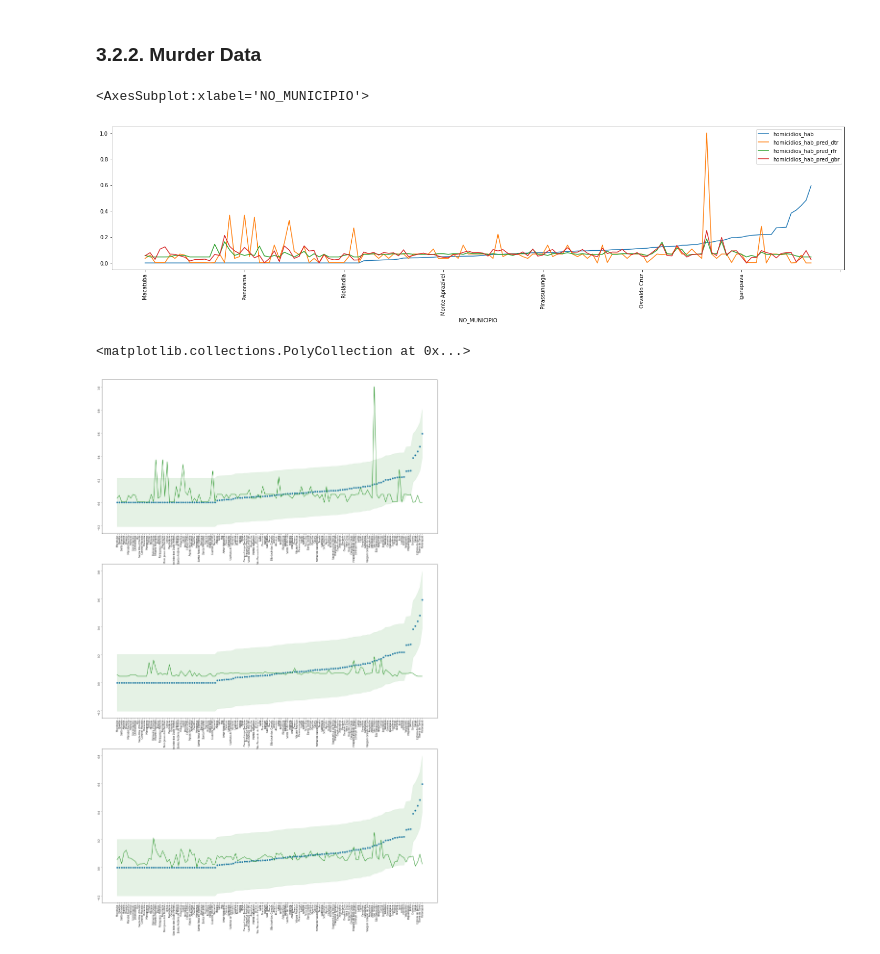
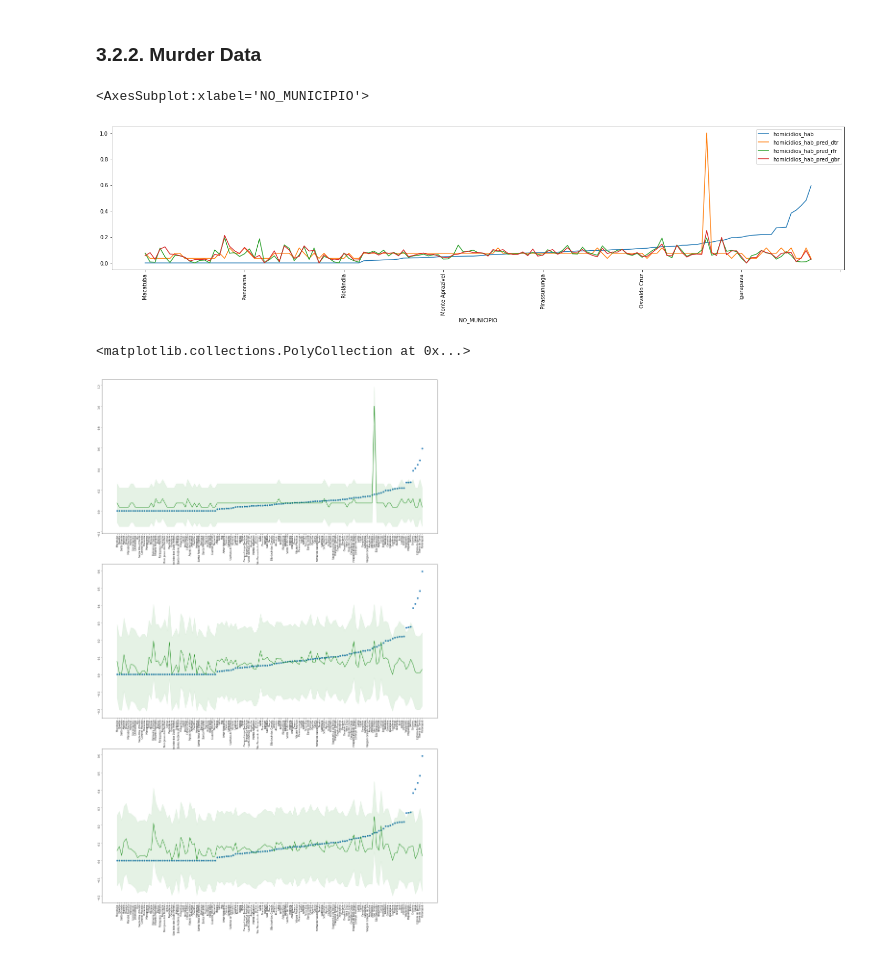
Before and after one commit to CaioFerreiraB/sp_crime_and_education, a Jupyter notebook: models_analysis.ipynb, the cells around one changed output. Saved outputs shown, nothing was run; the diff lists cells and outputs as text; code cells hidden in the pictures.

```diff
--- a/models_analysis.ipynb
+++ b/models_analysis.ipynb
@@ -44,7 +44,7 @@ def dtr_model(X, y):
 
     dtr = DecisionTreeRegressor(max_depth=best_params["max_depth"], random_state=False)
     # Perform K-Fold CV
-    scores = cross_val_score(dtr, X, y, cv=10, scoring='neg_mean_squared_error')
+    scores = cross_val_score(dtr, X, y, cv=10, scoring='neg_root_mean_squared_error')
 
     return scores, dtr, best_params
 
@@ -71,7 +71,7 @@ def rfr_model(X, y):
 
     rfr = RandomForestRegressor(max_depth=best_params["max_depth"], n_estimators=best_params["n_estimators"], random_state=False, verbose=False)
     # Perform K-Fold CV
-    scores = cross_val_score(rfr, X, y, cv=10, scoring='neg_mean_squared_error')
+    scores = cross_val_score(rfr, X, y, cv=10, scoring='neg_root_mean_squared_error')
 
     return scores, rfr, best_params
 
@@ -101,7 +101,7 @@ def gbr_model(X, y):
 
     gbr = GradientBoostingRegressor(max_depth=best_params["max_depth"], n_estimators=best_params["n_estimators"], random_state=False, verbose=False)
     # Perform K-Fold CV
-    scores = cross_val_score(gbr, X, y, cv=10, scoring='neg_mean_squared_error')
+    scores = cross_val_score(gbr, X, y, cv=10, scoring='neg_root_mean_squared_error')
 
     return scores, gbr, best_params
 
@@ -237,47 +241,48 @@ df_test['homicidios_hab_pred_dtr'] = dtr.predict(X_test.drop('NO_MUNICIPIO', axi
 df_test['residuals_pred_dtr'] = df_test['homicidios_hab'] - df_test['homicidios_hab_pred_dtr']
 ci_dtr = np.quantile(df_test['residuals_pred_dtr'], 1 - alpha)
 
 if ci_dtr >= 0:
-    df_test['upper_dtr'] = df_test['homicidios_hab'] + ci_dtr
-    df_test['lower_dtr'] = df_test['homicidios_hab'] - ci_dtr
+    df_test['upper_dtr'] = df_test['homicidios_hab_pred_dtr'] + ci_dtr
+    df_test['lower_dtr'] = df_test['homicidios_hab_pred_dtr'] - ci_dtr
 else:
-    df_test['upper_dtr'] = df_test['homicidios_hab'] - ci_dtr
-    df_test['lower_dtr'] = df_test['homicidios_hab'] + ci_dtr
+    df_test['upper_dtr'] = df_test['homicidios_hab_pred_dtr'] - ci_dtr
+    df_test['lower_dtr'] = df_test['homicidios_hab_pred_dtr'] + ci_dtr
 
 # Random Forest Regressor
 rfr = RandomForestRegressor(max_depth=rfr_best_params_furtos["max_depth"], n_estimators=rfr_best_params_furtos["n_estimators"], random_state=False, verbose=False)
 rfr.fit(X_train.drop('NO_MUNICIPIO', axis=1), y_train)
 df_test['homicidios_hab_pred_rfr'] = rfr.predict(X_test.drop('NO_MUNICIPIO', axis=1))
 df_test['residuals_pred_rfr'] = df_test['homicidios_hab'] - df_test['homicidios_hab_pred_rfr']
 ci_rfr = np.quantile(df_test['residuals_pred_rfr'], 1 - alpha)
 
 if ci_rfr >= 0:
-    df_test['upper_rfr'] = df_test['homicidios_hab'] + ci_rfr
-    df_test['lower_rfr'] = df_test['homicidios_hab'] - ci_rfr
+    df_test['upper_rfr'] = df_test['homicidios_hab_pred_rfr'] + ci_rfr
+    df_test['lower_rfr'] = df_test['homicidios_hab_pred_rfr'] - ci_rfr
 else:
-    df_test['upper_rfr'] = df_test['homicidios_hab'] - ci_rfr
-    df_test['lower_rfr'] = df_test['homicidios_hab'] + ci_rfr
+    df_test['upper_rfr'] = df_test['homicidios_hab_pred_rfr'] - ci_rfr
+    df_test['lower_rfr'] = df_test['homicidios_hab_pred_rfr'] + ci_rfr
 
 # Gradient Boosting Regressor
 gbr = RandomForestRegressor(max_depth=gbr_best_params_furtos["max_depth"], n_estimators=gbr_best_params_furtos["n_estimators"], random_state=False, verbose=False)
 gbr.fit(X_train.drop('NO_MUNICIPIO', axis=1), y_train)
 df_test['homicidios_hab_pred_gbr'] = gbr.predict(X_test.drop('NO_MUNICIPIO', axis=1))
 df_test['residuals_pred_gbr'] = df_test['homicidios_hab'] - df_test['homicidios_hab_pred_gbr']
 ci_gbr = np.quantile(df_test['residuals_pred_gbr'], 1 - alpha)
 
 if ci_rfr >= 0:
-    df_test['upper_gbr'] = df_test['homicidios_hab'] + ci_gbr
-    df_test['lower_gbr'] = df_test['homicidios_hab'] - ci_gbr
+    df_test['upper_gbr'] = df_test['homicidios_hab_pred_gbr'] + ci_gbr
+    df_test['lower_gbr'] = df_test['homicidios_hab_pred_gbr'] - ci_gbr
 else:
-    df_test['upper_gbr'] = df_test['homicidios_hab'] - ci_gbr
-    df_test['lower_gbr'] = df_test['homicidios_hab'] + ci_gbr
+    df_test['upper_gbr'] = df_test['homicidios_hab_pred_gbr'] - ci_gbr
+    df_test['lower_gbr'] = df_test['homicidios_hab_pred_gbr'] + ci_gbr
 
 
 
-df_test[['NO_MUNICIPIO', 'homicidios_hab', 'homicidios_hab_pred_dtr', 'homicidios_hab_pred_rfr', 'homicidios_hab_pred_gbr']].sort_values('homicidios_hab').plot.line(x='NO_MUNICIPIO', figsize=(25, 5), rot=90)
+df_test[['NO_MUNICIPIO', 'homicidios_hab', 'homicidios_hab_pred_dtr', 'homicidios_hab_pred_rfr',
+         'homicidios_hab_pred_gbr']].sort_values('homicidios_hab').plot.line(x='NO_MUNICIPIO', figsize=(25, 5), rot=90)
 # %% [output]
 <AxesSubplot:xlabel='NO_MUNICIPIO'>
-[figure, old version]
+[figure, new version]
 # %%
 df_temp = df_test[['NO_MUNICIPIO', 'homicidios_hab', 'homicidios_hab_pred_dtr', 'homicidios_hab_pred_rfr', 'homicidios_hab_pred_gbr',
                    'upper_dtr', 'lower_dtr', 'upper_rfr', 'lower_rfr', 'upper_gbr', 'lower_gbr']].sort_values('homicidios_hab')
@@ -304,4 +309,4 @@ ax[2].plot(df_temp['NO_MUNICIPIO'],df_temp['homicidios_hab_pred_gbr'], color='g'
 ax[2].fill_between(df_temp['NO_MUNICIPIO'], df_temp['lower_gbr'], df_temp['upper_gbr'], color='g', alpha=.1)
 # %% [output]
 <matplotlib.collections.PolyCollection at 0x...>
-[figure, old version]
+[figure, new version]
```
Also changed, not shown: parts of 6 cells of this notebook, 1 other file.
